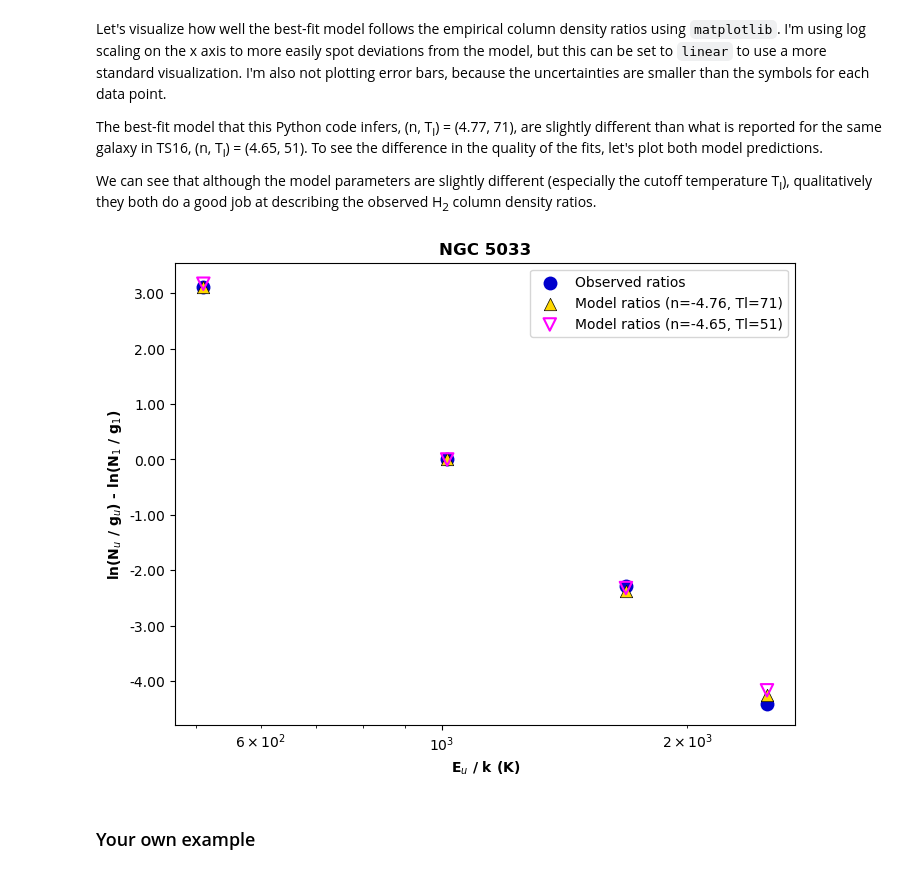
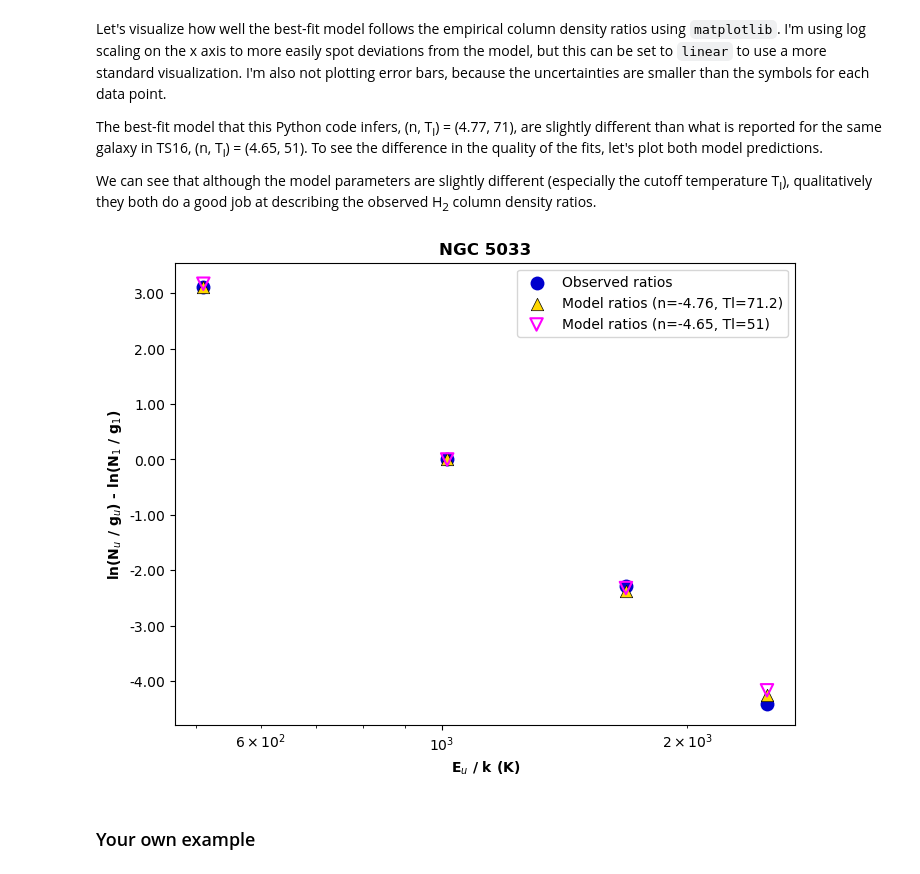
Before and after one commit to astrolojo/H2Powerlaw, a Jupyter notebook: H2_Excitations_Tutorial.ipynb, the cells around one changed output. Drawn from its saved outputs; the diff is of its cells as text; code cells hidden in the pictures.

```diff
--- a/H2_Excitations_Tutorial.ipynb
+++ b/H2_Excitations_Tutorial.ipynb
@@ -309,0 +310,7 @@ Best fit values (n, Tl): [ 4.7551037  71.21089245] and their uncertainties: [ 0.
+# %%
+params, cov = curve_fit(nratio_model, jobs, nratio, sigma=nratio_err, bounds = ([3., 20.], [7., 300.]))
+
+print("Best fit values (n, Tl):",params, "and their uncertainties:",np.sqrt(np.diag(cov)))
+
+best_slope, best_T = params[0], params[1] ## Assign the best-fit values to variables for later use
+best_model_nratio = nratio_model(jobs, best_slope, best_T) ## Create a set of predicted column density ratios from the best model
@@ -359,35 +368,35 @@ We can see that although the model parameters are slightly different (especially
 fig, ax = plt.subplots(figsize=(8,6))
 
 
 ## Plot the empirical column density ratios
 ax.scatter(Ek[jobs], np.log(nratio),
             marker='o', color = 'mediumblue', s=100, lw=0, label = "Observed ratios")
 
 ## Plot the predicted column density ratios using the best-fit model
 ax.scatter(Ek[jobs], np.log(best_model_nratio), color='gold', edgecolor='black', lw=0.5, marker='^',
-           s=80, label = "Model ratios (n=-4.76, Tl=71)")
+           s=80, label = "Model ratios (n=-"+str(round(best_slope,2)) + ", Tl=" + str(round(best_T,1)) + ")")
 
 
 ts16 = nratio_model(jobs, 4.65, 51)
 ## Plot the predicted column density ratios using the best-fit model
 ax.scatter(Ek[jobs], np.log(ts16), facecolor='none', edgecolor='magenta', lw=1.5, marker='v',
            s=80, label = "Model ratios (n=-4.65, Tl=51)")
 
 
 ###################################
 
 ax.set_xlabel(r"E$_u$ / k (K)", weight='semibold')
 ax.set_ylabel(r"ln(N$_u$ / g$_u$) - ln(N$_1$ / g$_1$)", weight='semibold')
 
 ax.set_xscale('log')
 ax.yaxis.set_major_formatter(FormatStrFormatter('%.2f'))
 
 ax.set_title("NGC 5033", weight='semibold')
 ax.legend(loc='best')
 
 plt.show()
 # %% [output]
-[figure, old version]
+[figure, new version]
 # %% [markdown]
 ### Your own example <a name="BlankExample"></a>
 # %% [markdown]
```
Also changed, not shown: parts of 6 cells of this notebook.
